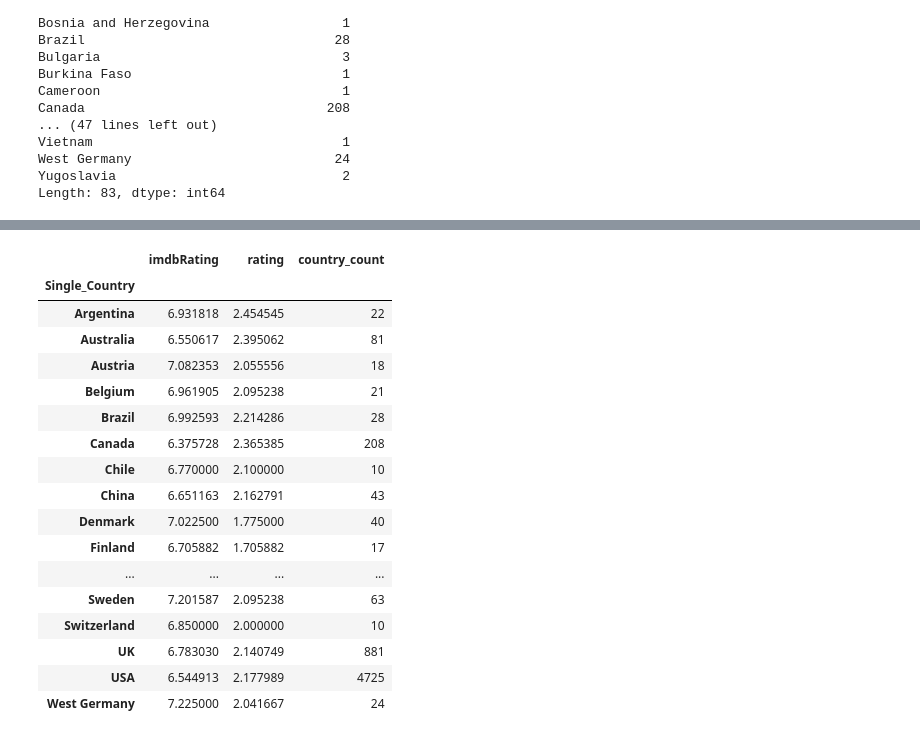
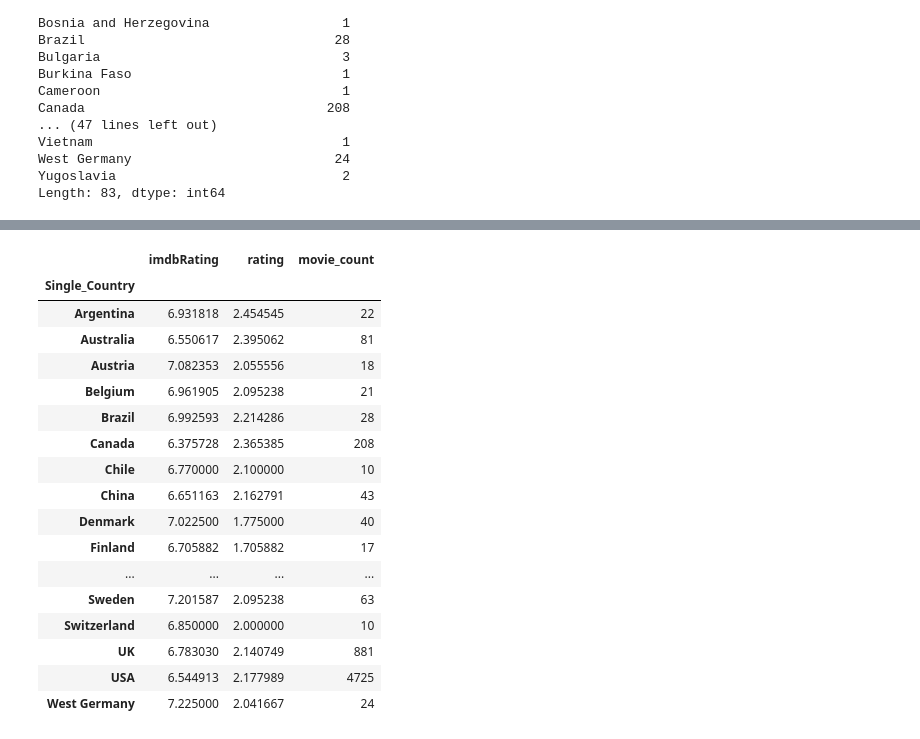
Before and after one commit to Survifit/LightPurpleRepo, a Jupyter notebook: Foreign.ipynb, the cells around one changed output, grey strips where cells are left out. Drawn from its saved outputs; the diff is of its cells as text; code cells hidden in the pictures.

```diff
--- a/Foreign.ipynb
+++ b/Foreign.ipynb
@@ -75,6 +75,6 @@ West Germany                          24
 Yugoslavia                             2
 Length: 83, dtype: int64
 # %%
-countrygroups['country_count'] = pd.Series(sizecountrygroups)
+countrygroups['movie_count'] = pd.Series(sizecountrygroups)
 countrygroups
 # %% [output]
@@ -100,2 +100,4 @@ countrygroups
+# %%
+countrygroups.drop(['country_count'], inplace=True, axis=1)
 # %%
 #countries with 10 or more movies in our data
@@ -120,12 +122,12 @@ countrygroups.loc[countrygroups['country_count'] > 9]
 | USA | 4120.824339 | 57.517146 | 1994.594709 | 6.544913 | 2.177989 | 4725 |
 | West Germany | 3377.833333 | 66.750000 | 1978.000000 | 7.225000 | 2.041667 | 24 |
 # %%
-filteredcountrygroups = countrygroups.filter(['imdbRating', 'rating', 'country_count'])
+filteredcountrygroups = countrygroups.filter(['imdbRating', 'rating', 'movie_count'])
 # %%
 #countries with 10 or more movies in our data
-filteredcountrygroups.loc[filteredcountrygroups['country_count'] > 9]
+filteredcountrygroups.loc[filteredcountrygroups['movie_count'] > 9]
 # %% [output]
-|  | imdbRating | rating | country_count |
+|  | imdbRating | rating | movie_count |
 | Single_Country |  |  |  |
 | Argentina | 6.931818 | 2.454545 | 22 |
 | Australia | 6.550617 | 2.395062 | 81 |
```
Also changed, not shown: parts of 12 cells of this notebook.
